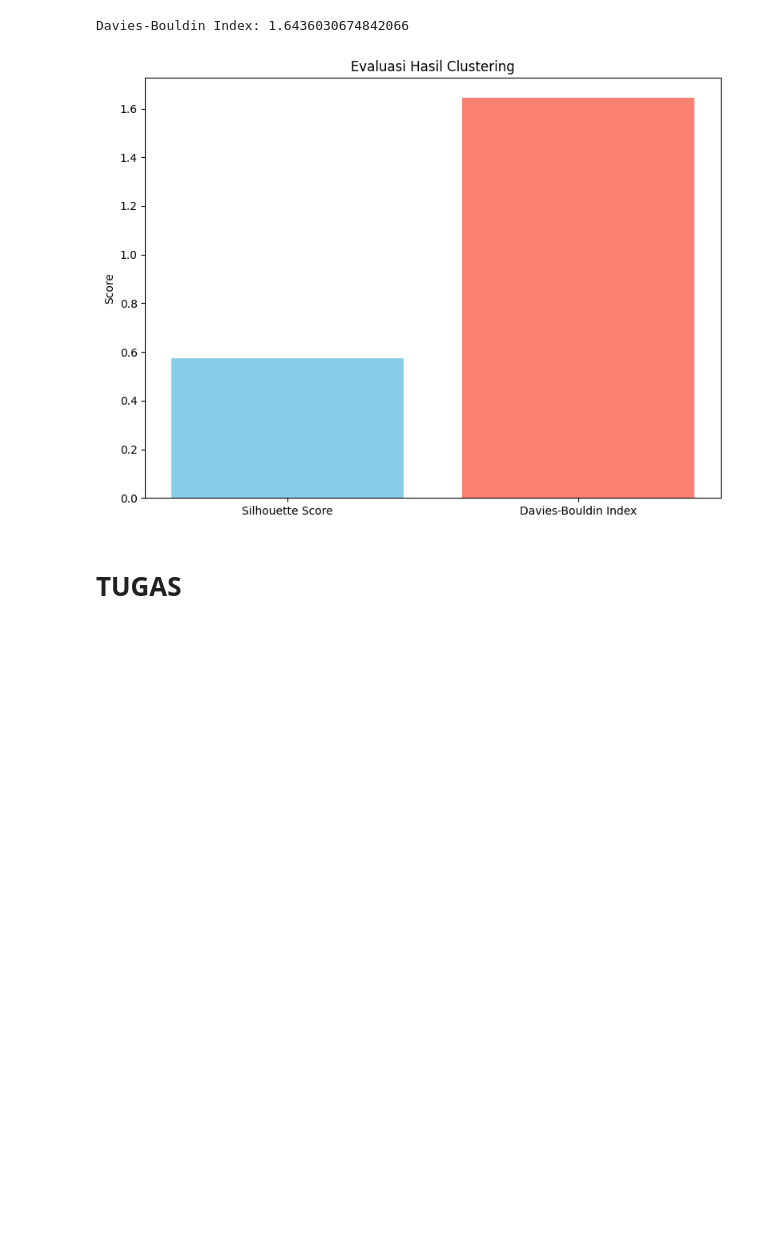
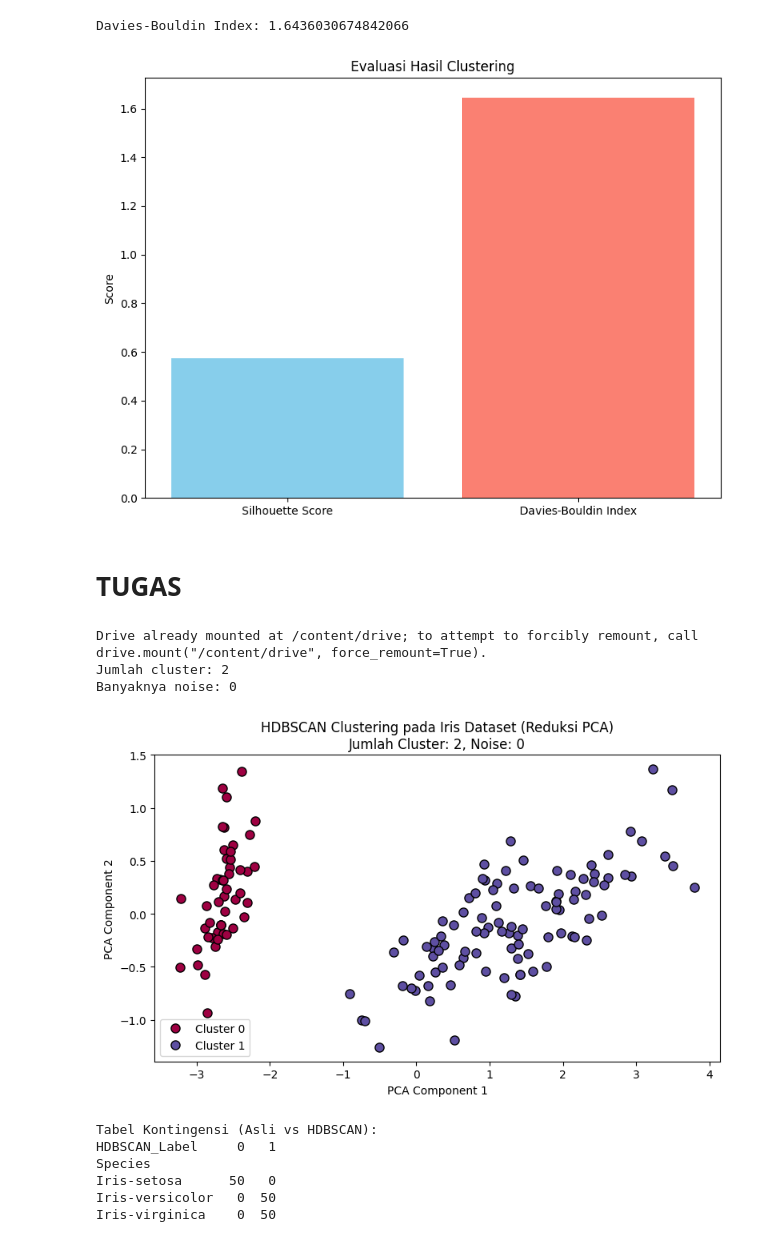
Before and after one commit to mrayhanz/244107020027-Machine-Learning, a Jupyter notebook: TG5_244107020027_Muhammad_Rayhan_Zamzami.ipynb, the cells around one changed output. Saved outputs shown, nothing was run; the diff lists cells and outputs as text; code cells hidden in the pictures; blank space fills up the shorter version.

```diff
--- a/TG5_244107020027_Muhammad_Rayhan_Zamzami.ipynb
+++ b/TG5_244107020027_Muhammad_Rayhan_Zamzami.ipynb
@@ -181,3 +181,73 @@ plt.show()
 [figure]
 # %% [markdown]
 # TUGAS
+# %%
+import pandas as pd
+from sklearn.decomposition import PCA
+from sklearn.cluster import HDBSCAN
+
+from google.colab import drive
+drive.mount('/content/drive')
+
+df = pd.read_csv('/content/drive/MyDrive/ml-semester5/dataset/Iris.csv')
+
+# Membuang kolom 'Id' jika ada
+if 'Id' in df.columns:
+    df = df.drop('Id', axis=1)
+
+# Memisahkan fitur dan label asli
+X = df.drop('Species', axis=1).values
+y_true = df['Species'].values
+
+# Melakukan clustering dengan HDBSCAN menggunakan implementasi dari scikit-learn
+clusterer = HDBSCAN(min_cluster_size=10, min_samples=5)
+labels = clusterer.fit_predict(X)
+
+# Menghitung metrik hasil clustering
+n_clusters = len(set(labels)) - (1 if -1 in labels else 0)
+n_noise = list(labels).count(-1)
+
+print(f"Jumlah cluster: {n_clusters}")
+print(f"Banyaknya noise: {n_noise}")
+
+# Melakukan PCA untuk reduksi dimensi menjadi 2 komponen
+pca = PCA(n_components=2)
+X_pca = pca.fit_transform(X)
+
+# Membuat visualisasi hasil HDBSCAN
+plt.figure(figsize=(8, 5))
+unique_labels = set(labels)
+colors = [plt.cm.Spectral(each) for each in np.linspace(0, 1, len(unique_labels))]
+
+for k, col in zip(unique_labels, colors):
+    if k == -1:
+        col = [0, 0, 0, 1]  # Hitam untuk noise
+    class_member_mask = (labels == k)
+    xy = X_pca[class_member_mask]
+    plt.plot(xy[:, 0], xy[:, 1], 'o', markerfacecolor=tuple(col),
+             markeredgecolor='k', markersize=8 if k != -1 else 5, label=f'Cluster {k}' if k != -1 else 'Noise (-1)')
+
+plt.title(f'HDBSCAN Clustering pada Iris Dataset (Reduksi PCA)\nJumlah Cluster: {n_clusters}, Noise: {n_noise}')
+plt.xlabel('PCA Component 1')
+plt.ylabel('PCA Component 2')
+plt.legend()
+plt.tight_layout()
+plt.savefig('hdbscan_iris_pca.png')
+plt.show()
+
+# Membuat crosstab untuk analisis kesesuaian dengan label asli
+df['HDBSCAN_Label'] = labels
+crosstab = pd.crosstab(df['Species'], df['HDBSCAN_Label'])
+print("\nTabel Kontingensi (Asli vs HDBSCAN):")
+print(crosstab)
+# %% [output]
+Drive already mounted at /content/drive; to attempt to forcibly remount, call drive.mount("/content/drive", force_remount=True).
+Jumlah cluster: 2
+Banyaknya noise: 0
+[figure, added]
+Tabel Kontingensi (Asli vs HDBSCAN):
+HDBSCAN_Label     0   1
+Species
+Iris-setosa      50   0
+Iris-versicolor   0  50
+Iris-virginica    0  50
```
Also changed, not shown: parts of 1 cell of this notebook.
